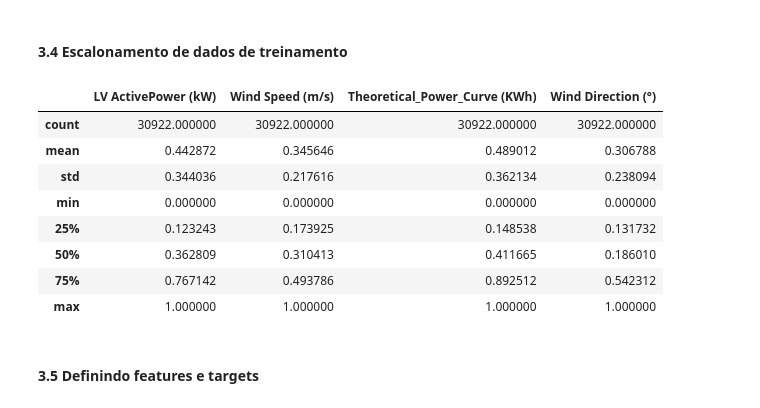
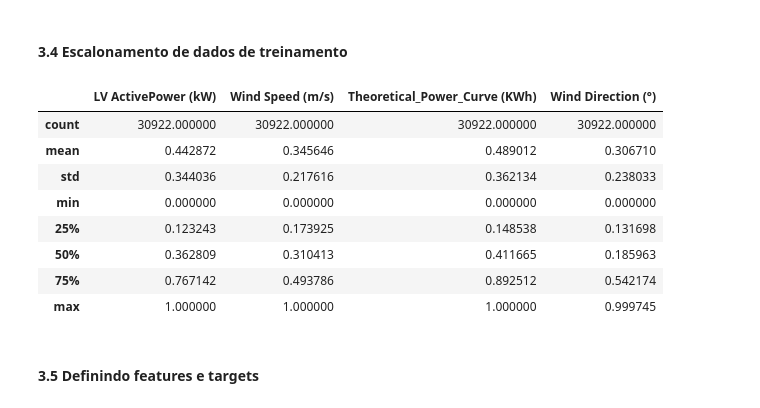
Before and after one commit to mateusguilmelo/Redes-neurais-para-identifica-o-de-falhas-em-roalmentos, a Jupyter notebook: Keras/Using Keras.ipynb, the cells around one changed output. Drawn from its saved outputs; the diff is of its cells as text; code cells hidden in the pictures.

```diff
--- a/Keras/Using Keras.ipynb
+++ b/Keras/Using Keras.ipynb
@@ -186,23 +202,23 @@ memory usage: 362.3 KB
 # %%
 dfn = train_data.copy()
 
-i = ['LV ActivePower (kW)', 'Theoretical_Power_Curve (KWh)' ,'Wind Speed (m/s)', 'Wind Direction (°)']
+i = ['Theoretical_Power_Curve (KWh)' ,'Wind Speed (m/s)', 'Wind Direction (°)', 'LV ActivePower (kW)']
 for j in i:
-    a = dfn[j].max()
-    b = dfn[j].min()
+    a = df[j].max()
+    b = df[j].min()
     dfn[j] = (dfn[j]-b)/(a-b)
 
 dfn.describe()
 # %% [output]
 |  | LV ActivePower (kW) | Wind Speed (m/s) | Theoretical_Power_Curve (KWh) | Wind Direction (°) |
 | count | 30922.000000 | 30922.000000 | 30922.000000 | 30922.000000 |
-| mean | 0.442872 | 0.345646 | 0.489012 | 0.306788 |
-| std | 0.344036 | 0.217616 | 0.362134 | 0.238094 |
+| mean | 0.442872 | 0.345646 | 0.489012 | 0.306710 |
+| std | 0.344036 | 0.217616 | 0.362134 | 0.238033 |
 | min | 0.000000 | 0.000000 | 0.000000 | 0.000000 |
-| 25% | 0.123243 | 0.173925 | 0.148538 | 0.131732 |
-| 50% | 0.362809 | 0.310413 | 0.411665 | 0.186010 |
-| 75% | 0.767142 | 0.493786 | 0.892512 | 0.542312 |
-| max | 1.000000 | 1.000000 | 1.000000 | 1.000000 |
+| 25% | 0.123243 | 0.173925 | 0.148538 | 0.131698 |
+| 50% | 0.362809 | 0.310413 | 0.411665 | 0.185963 |
+| 75% | 0.767142 | 0.493786 | 0.892512 | 0.542174 |
+| max | 1.000000 | 1.000000 | 1.000000 | 0.999745 |
 # %% [markdown]
 #### 3.5 Definindo features e targets
 # %%
```
Also changed, not shown: parts of 55 cells of this notebook, 2 other files.
